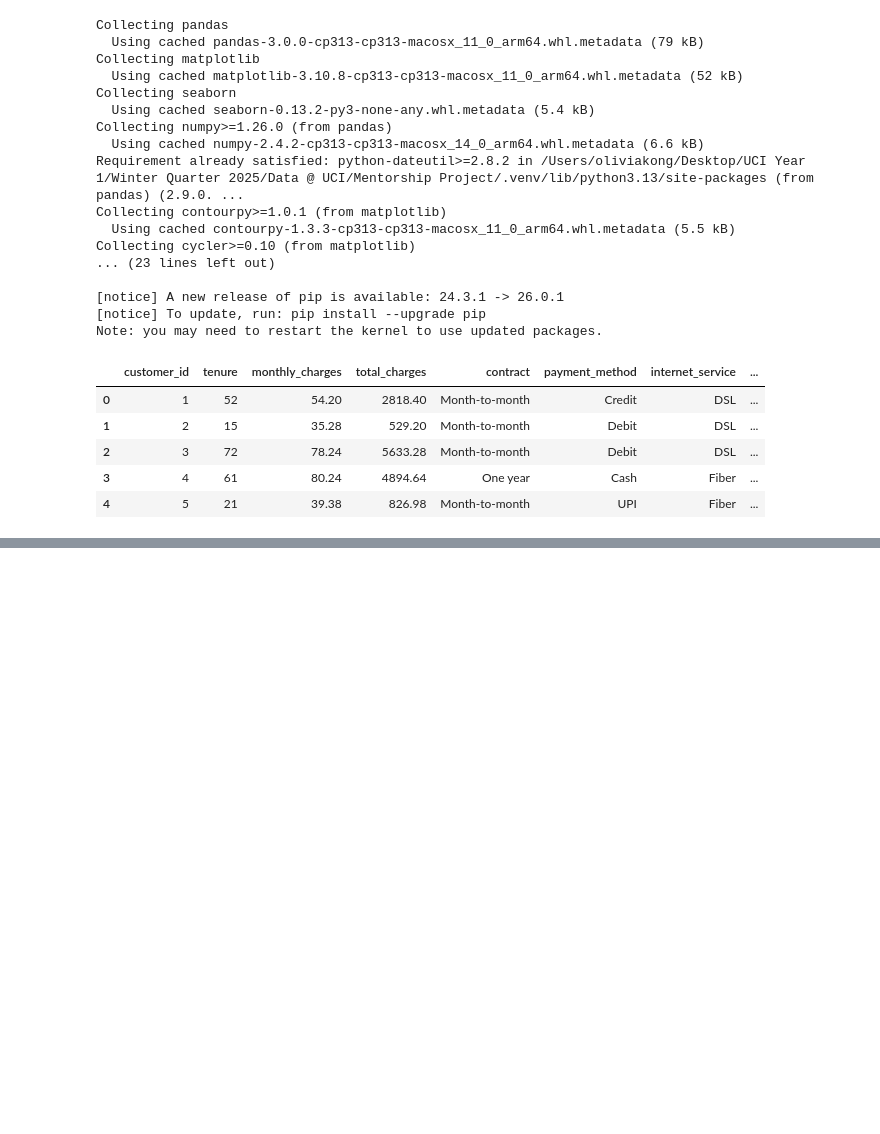
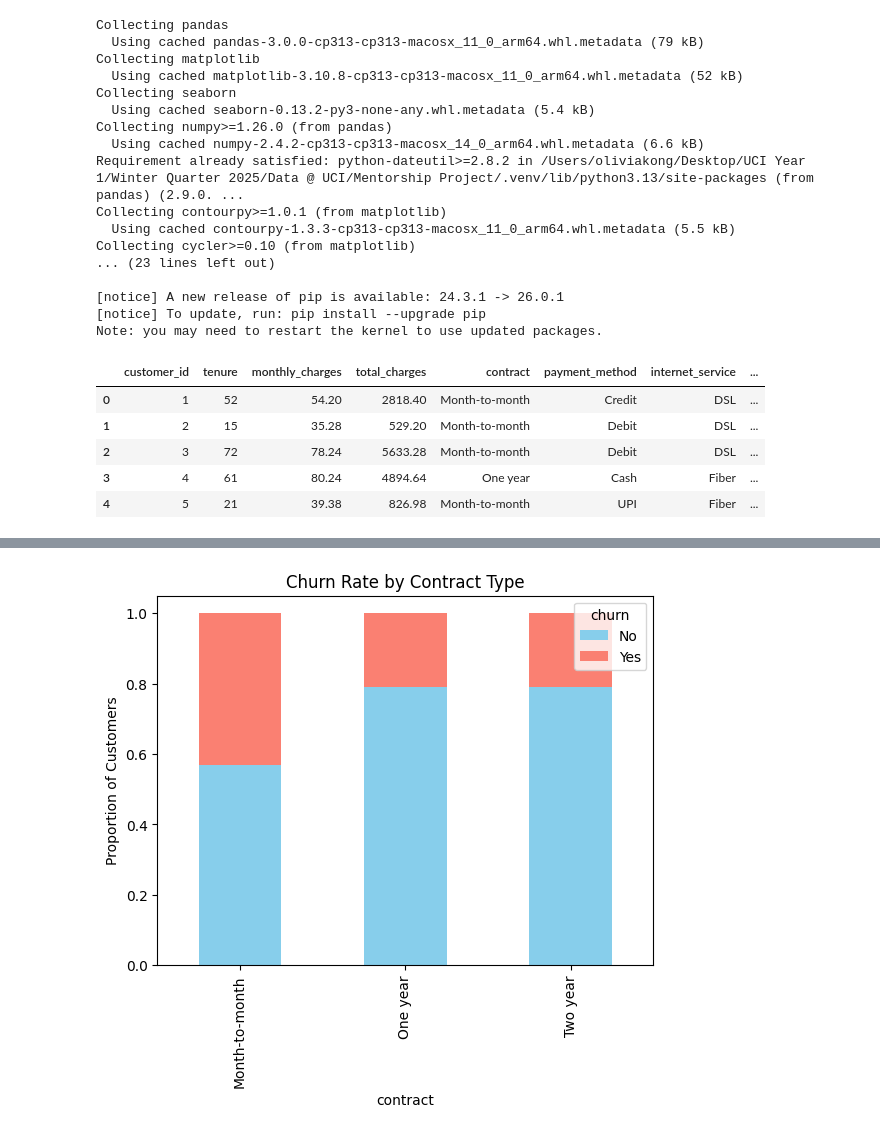
Before and after one commit to oliiviiak/DataAtUCI-Project, a Jupyter notebook: mentorshipproject.ipynb, the cells around one changed output, grey strips where cells are left out. Drawn from its saved outputs; the diff is of its cells as text; code cells hidden in the pictures; blank space fills up the shorter version.

```diff
--- a/mentorshipproject.ipynb
+++ b/mentorshipproject.ipynb
@@ -62,0 +117,8 @@ df['internet_service'] = df['internet_service'].fillna('Unknown')
+# %%
+contract_churn = pd.crosstab(df['contract'], df['churn'], normalize='index')
+contract_churn.plot(kind='bar', stacked=True, color=['skyblue', 'salmon'])
+plt.title('Churn Rate by Contract Type')
+plt.ylabel('Proportion of Customers')
+plt.show()
+# %% [output]
+[figure, added]
```
Also changed, not shown: parts of 6 cells of this notebook.
